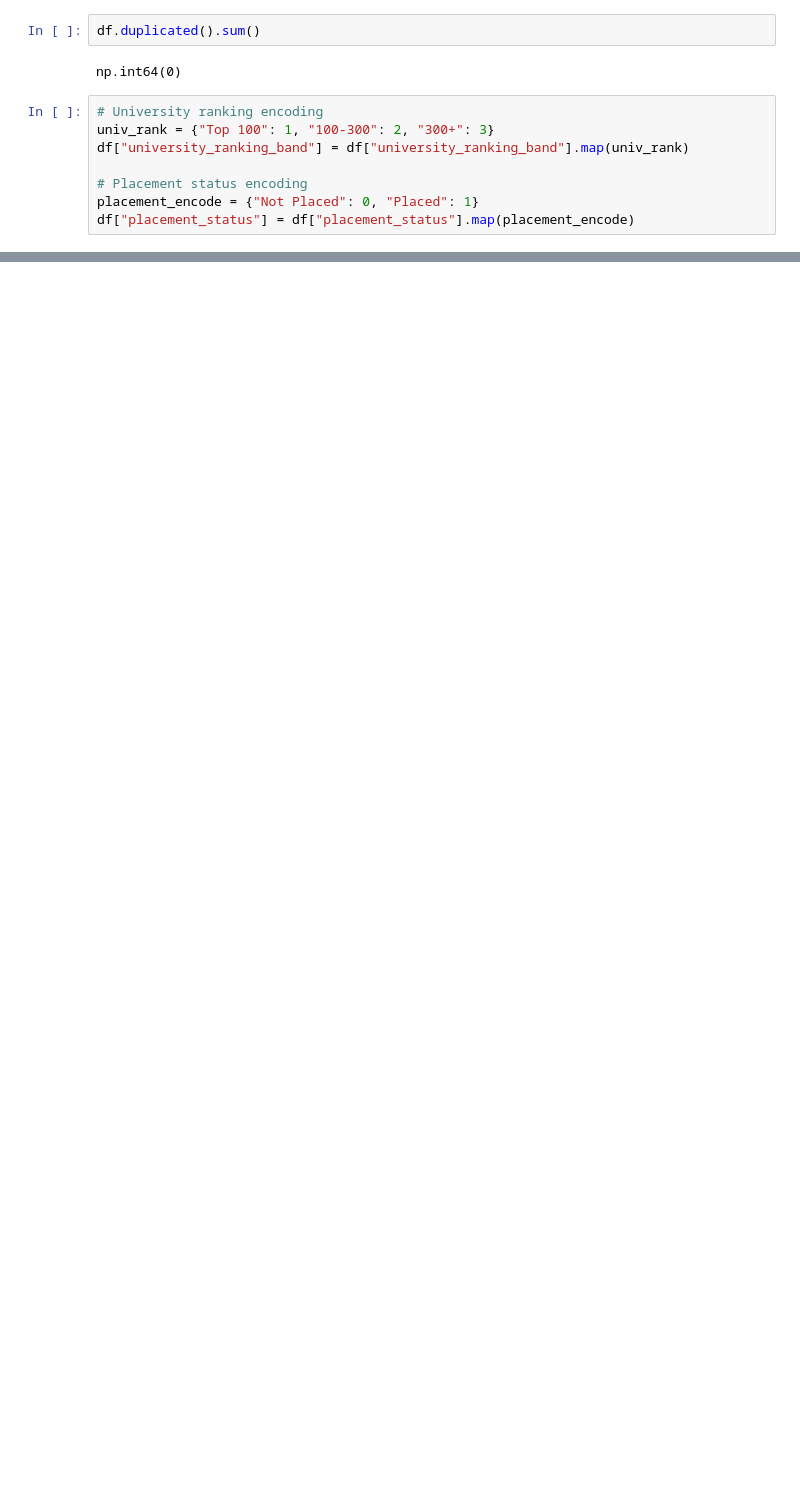
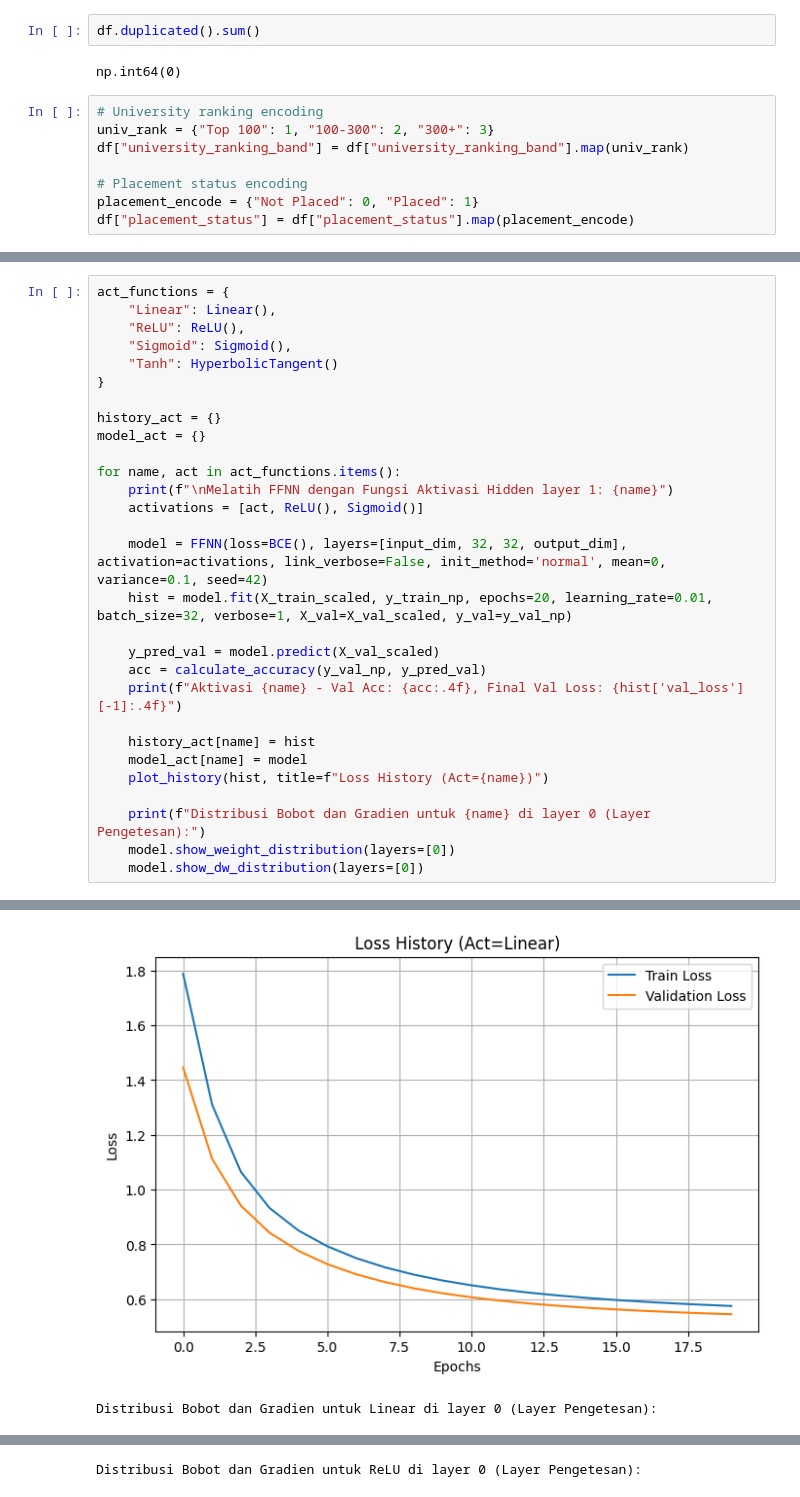
Before and after one commit to drianto/KasihTauMama, a Jupyter notebook: src/notebook.ipynb, the cells around one changed output, grey strips where cells are left out. Cells and saved outputs as stored; diff of their text form; blank space fills up the shorter version.

```diff
--- a/src/notebook.ipynb
+++ b/src/notebook.ipynb
@@ -161,0 +388,30 @@ X_train, X_val, y_train, y_val = train_test_split(X, y, test_size=0.2, random_st
+# %%
+act_functions = {
+    "Linear": Linear(),
+    "ReLU": ReLU(),
+    "Sigmoid": Sigmoid(),
+    "Tanh": HyperbolicTangent()
+}
+
+history_act = {}
+model_act = {}
+
+for name, act in act_functions.items():
+    print(f"\nMelatih FFNN dengan Fungsi Aktivasi Hidden layer 1: {name}")
+    activations = [act, ReLU(), Sigmoid()]
+
+    model = FFNN(loss=BCE(), layers=[input_dim, 32, 32, output_dim], activation=activations, link_verbose=False, init_method='normal', mean=0, variance=0.1, seed=42)
+    hist = model.fit(X_train_scaled, y_train_np, epochs=20, learning_rate=0.01, batch_size=32, verbose=1, X_val=X_val_scaled, y_val=y_val_np)
+
+    y_pred_val = model.predict(X_val_scaled)
+    acc = calculate_accuracy(y_val_np, y_pred_val)
+    print(f"Aktivasi {name} - Val Acc: {acc:.4f}, Final Val Loss: {hist['val_loss'][-1]:.4f}")
+
+    history_act[name] = hist
+    model_act[name] = model
+    plot_history(hist, title=f"Loss History (Act={name})")
+
+    print(f"Distribusi Bobot dan Gradien untuk {name} di layer 0 (Layer Pengetesan):")
+    model.show_weight_distribution(layers=[0])
+    model.show_dw_distribution(layers=[0])
+# %% [output]
@@ -161,0 +435,2 @@ X_train, X_val, y_train, y_val = train_test_split(X, y, test_size=0.2, random_st
+[figure, added]
+Distribusi Bobot dan Gradien untuk Linear di layer 0 (Layer Pengetesan):
@@ -161,0 +457 @@ X_train, X_val, y_train, y_val = train_test_split(X, y, test_size=0.2, random_st
+Distribusi Bobot dan Gradien untuk ReLU di layer 0 (Layer Pengetesan):
```
Also changed, not shown: parts of 24 cells of this notebook.
